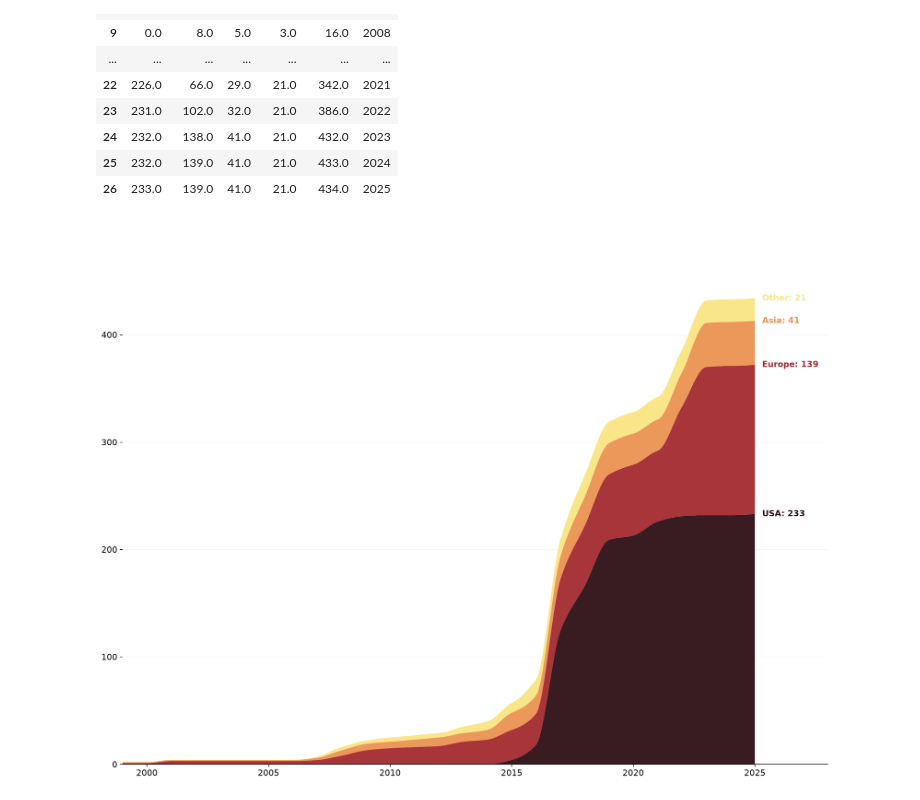
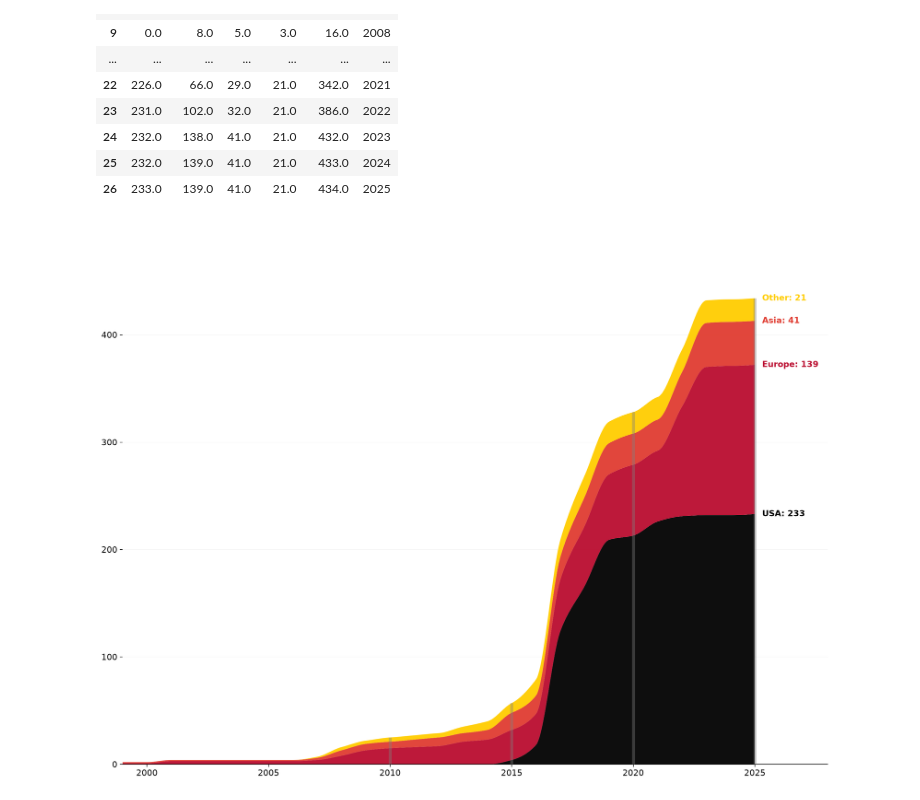
Before and after one commit to debatreyo/ISRO---Missions, a Jupyter notebook: notebooks/data_viz.ipynb, the cells around one changed output. Cells and saved outputs as stored; diff of their text form; code cells hidden in the pictures.

```diff
--- a/notebooks/data_viz.ipynb
+++ b/notebooks/data_viz.ipynb
@@ -84,6 +84,16 @@ y_usa_sm = PchipInterpolator(x, y_usa)(x_sm)
 y_eu_sm = PchipInterpolator(x, y_eu)(x_sm)
 y_asia_sm = PchipInterpolator(x, y_asia)(x_sm)
 y_other_sm = PchipInterpolator(x, y_other)(x_sm)
+# %%
+# milestones to annotate
+y_min_milestone = 2010
+df_mile = df_plot[df_plot["Year"]>=y_min_milestone]
+
+milestone_years = list(range(y_min_milestone, 2026, 5))
+
+milestone_totals = [
+    df_mile[df_mile["Year"]==y]["Overall"].values[0] for y in milestone_years
+]
 # %%
 # colors
 # 00496FFF, #0F85A0FF, #EDD746FF, #ED8B00FF, #DD4124FF
@@ -91,14 +101,18 @@ y_other_sm = PchipInterpolator(x, y_other)(x_sm)
 "#042a2b","#5eb1bf","#cdedf6","#ef7b45","#d84727"
 #4B6892FF, #F9E583FF, #FED43FFF, #F6BD28FF, #BE4C46FF
 #2E0F16FF, #A32A2FFF, #EB9352FF, #F8E3DBFF, #91837DFF, #37947EFF
+#4A3A3BFF, #984136FF, #C26A7AFF, #ECC0A1FF, #F0F0E4FF
+#242424FF, #37253DFF, #852851FF, #E10131FF, #F6F4F5FF
+#010101FF, #BA0C2FFF, #E03C31FF, #FFCD00FF
 
 region_colors = [
-    "#2E0F16FF",   # USA
-    "#A32A2FFF",   # Europe
-    "#EB9352FF",   # Asia
-    "#F9E583FF"    # Other
+    "#010101FF",   # USA
+    "#BA0C2FFF",   # Europe
+    "#E03C31FF",   # Asia
+    "#FFCD00FF"    # Other
 ]
 
+#F0F0E4FF, #ffffff
 fc = "#ffffff"
 
 # regions to plot
@@ -122,6 +136,16 @@ ax.stackplot(
     alpha=0.95
 )
 
+ax.vlines(
+    x=milestone_years,
+    ymin=0,
+    ymax=milestone_totals,
+    color="grey",
+    linewidth=4,
+    alpha=0.4,
+    zorder=3
+)
+
 final_values = np.array([
     y_usa[-1],
     y_eu[-1],
@@ -138,7 +162,7 @@ bottom_values = np.concatenate((
 
 end_values = np.cumsum(final_values)
 
-for region, color, middle, value in zip(
+for region, color, end, value in zip(
     region_cols,
     region_colors,
     end_values,
@@ -147,7 +171,7 @@ for region, color, middle, value in zip(
 
     ax.text(
         x.max() + 0.3,
-        middle,
+        end,
         f"{region}: {int(value):,}",
         fontsize=11,
         fontweight="bold",
@@ -168,31 +192,31 @@ ax.set_xlim(
 )
 
 ax.set_ylim(
     0,
     overall_total * 1.15
 )
 
 ax.spines["top"].set_visible(False)
 ax.spines["right"].set_visible(False)
 ax.spines["left"].set_visible(False)
 
 ax.grid(
     axis="y",
     alpha=0.12
 )
 
 ax.set_axisbelow(True)
 
 ax.tick_params(
     axis="both",
     labelsize=11
 )
 
 save_path = os.path.join(
     "..", "viz",
     "test_sm.jpeg"
 )
 
 plt.savefig(save_path, dpi=dpi, bbox_inches="tight", pad_inches=1)
 # %% [output]
-[figure, old version]
+[figure, new version]
```
Also changed, not shown: 2 other files.
